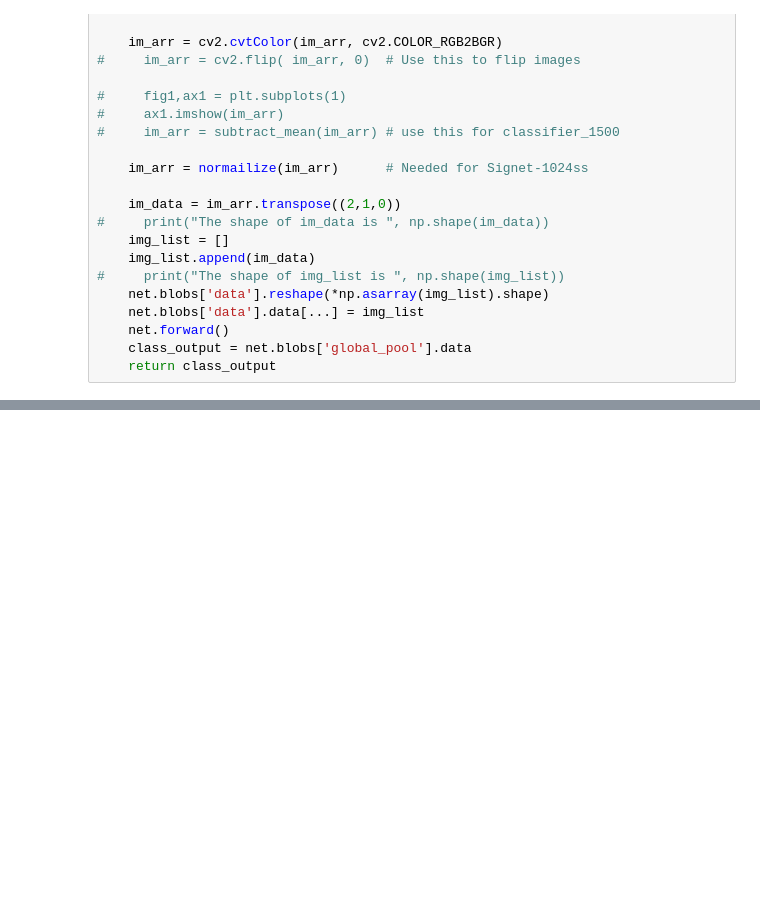
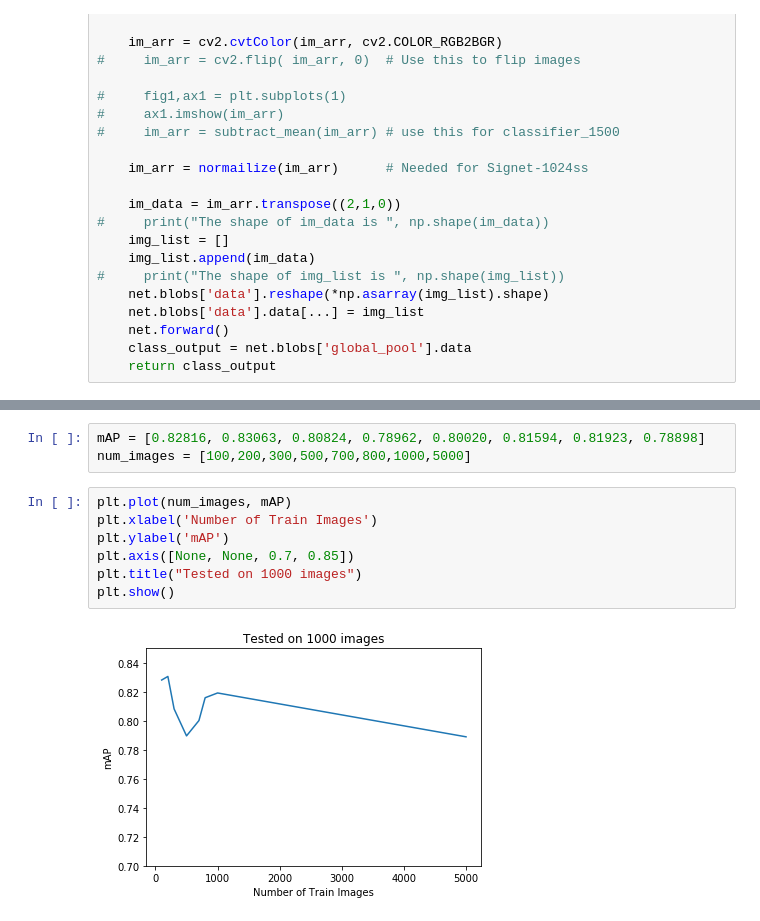
Before and after one commit to ShubhamPatil1994/training_pipeline, a Jupyter notebook: python_classifier_nemo.ipynb, the cells around one changed output, grey strips where cells are left out. Cells and saved outputs as stored; diff of their text form; blank space fills up the shorter version.

```diff
--- a/python_classifier_nemo.ipynb
+++ b/python_classifier_nemo.ipynb
@@ -336,0 +428,12 @@ print(protxt_file)
+# %%
+mAP = [0.82816, 0.83063, 0.80824, 0.78962, 0.80020, 0.81594, 0.81923, 0.78898]
+num_images = [100,200,300,500,700,800,1000,5000]
+# %%
+plt.plot(num_images, mAP)
+plt.xlabel('Number of Train Images')
+plt.ylabel('mAP')
+plt.axis([None, None, 0.7, 0.85])
+plt.title("Tested on 1000 images")
+plt.show()
+# %% [output]
+[figure, added]
```
Also changed, not shown: parts of 22 cells of this notebook, 2 other files.
